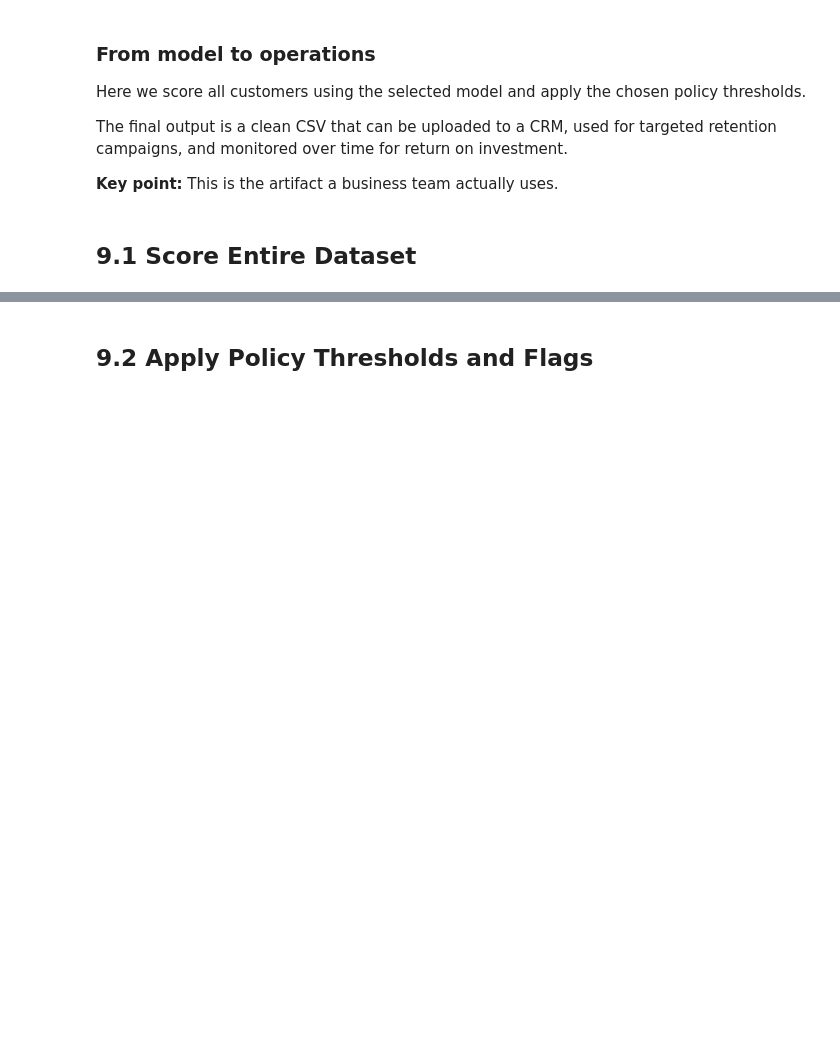
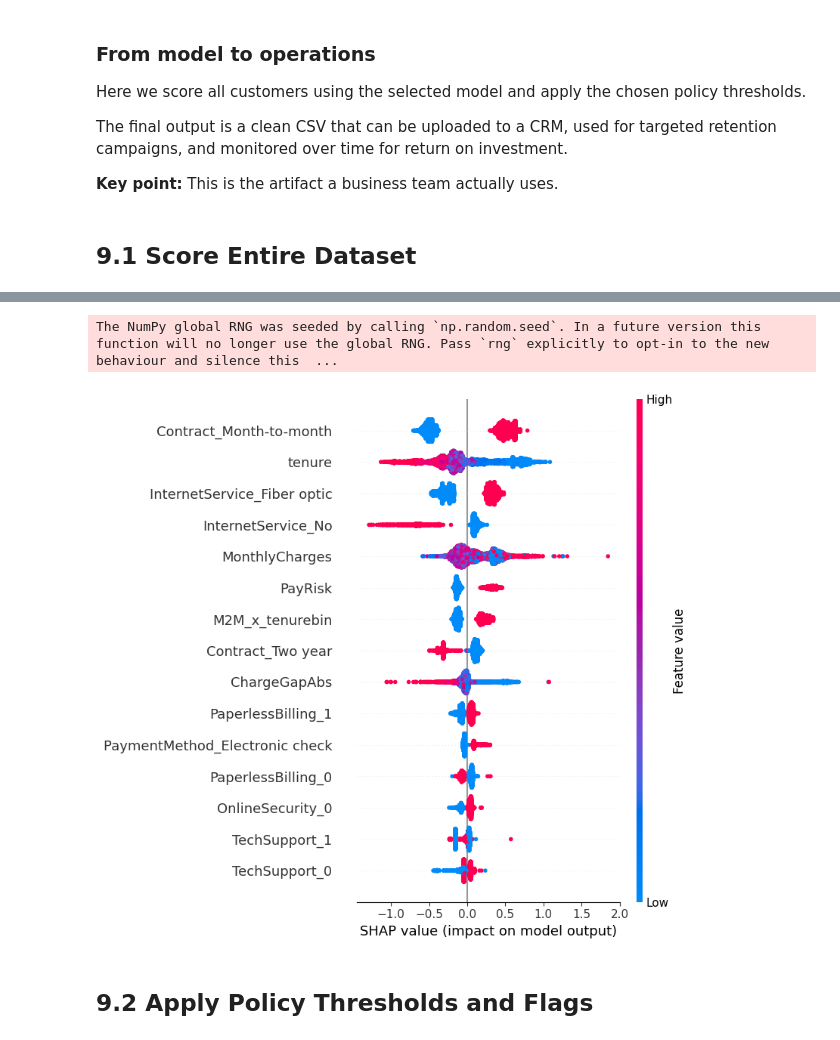
Before and after one commit to argonary/Customer-Churn-Prediction-Policy-Simulation-for-Telco, a Jupyter notebook: Final Telco Code.ipynb, the cells around one changed output, grey strips where cells are left out. Cells and saved outputs as stored; diff of their text form; code cells hidden in the pictures; blank space fills up the shorter version.

Commit message:
Improve methodology comments and SHAP interpretability

```diff
--- a/Final Telco Code.ipynb
+++ b/Final Telco Code.ipynb
@@ -21,7 +21,7 @@ SEED = 108
 np.random.seed(SEED)
 
 # --- Paths ---
-DATA_PATH = r"C:\Users\argon\Documents\Desktop Prime\Portfolio\Telco Churn\Modified_Telco_Customer_Churn_Updated.csv"
+DATA_PATH = "Modified_Telco_Customer_Churn_Updated.csv"
 MLFLOW_DIR = "mlruns_telco"
 
 # --- Ensure MLflow folder exists ---
@@ -1195,3 +1247,25 @@ df_model["ChurnProb"] = pipe_best.predict_proba(X)[:, 1]
+# %%
+import shap
+
+# Fit preprocessor to get transformed feature names
+X_transformed = pipe_best.named_steps["pre"].transform(X)
+feature_names = (
+    NUMS_MODEL +
+    pipe_best.named_steps["pre"]
+    .named_transformers_["cat"]
+    .get_feature_names_out(CATS_MODEL)
+    .tolist()
+)
+
+# SHAP explainer on the fitted GB model
+explainer = shap.TreeExplainer(pipe_best.named_steps["clf"])
+shap_values = explainer.shap_values(X_transformed)
+
+# Summary plot
+shap.summary_plot(shap_values, X_transformed, feature_names=feature_names, max_display=15)
+# %% [output]
+The NumPy global RNG was seeded by calling `np.random.seed`. In a future version this function will no longer use the global RNG. Pass `rng` explicitly to opt-in to the new behaviour and silence this  ...
+[figure, added]
 # %% [markdown]
 ## 9.2 Apply Policy Thresholds and Flags
 # %%
```
Also changed, not shown: parts of 6 cells of this notebook.
